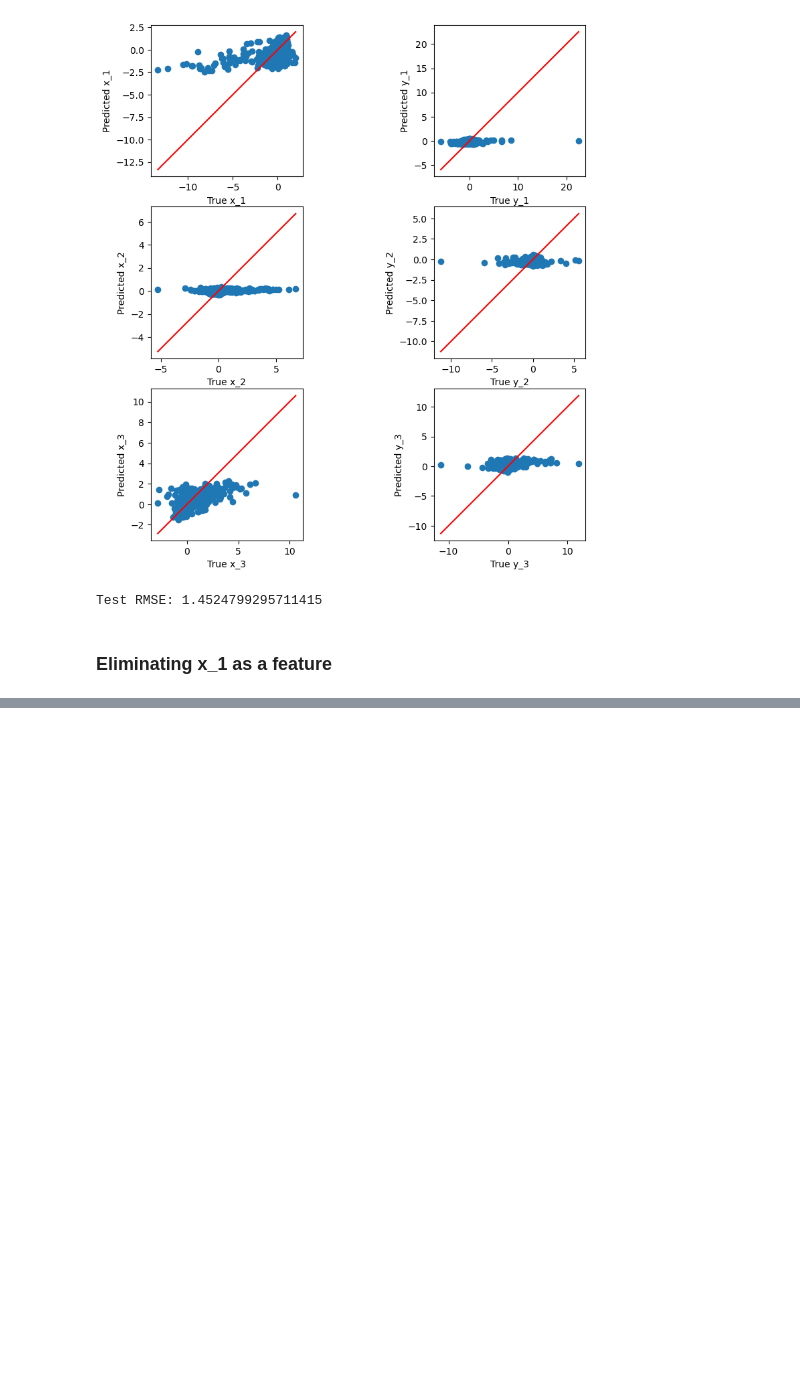
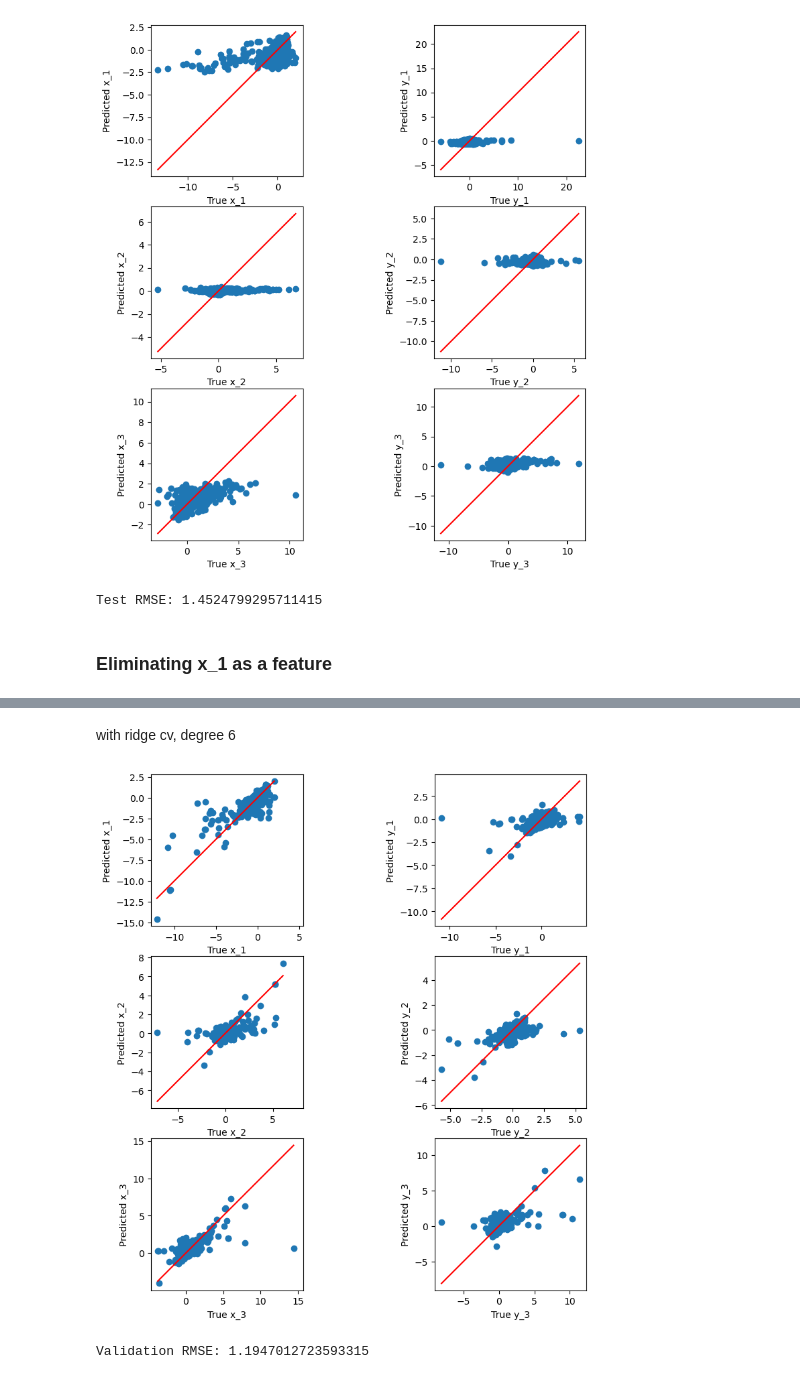
Before and after one commit to RenatoViola/AA_Assignment_1, a Jupyter notebook: Code/assigment.ipynb, the cells around one changed output, grey strips where cells are left out. Saved outputs shown, nothing was run; the diff lists cells and outputs as text; code cells hidden in the pictures; blank space fills up the shorter version.

```diff
--- a/Code/assigment.ipynb
+++ b/Code/assigment.ipynb
@@ -700,0 +679,24 @@ Test RMSE: 1.452475933574193
+# %% [markdown]
+with ridge cv, degree 6
+# %%
+degree = 9
+
+polyreg=make_pipeline(StandardScaler(), PolynomialFeatures(degree, include_bias=False),
+                      RidgeCV())
+
+# Fit the model
+polyreg.fit(X_train_df, y_train_df)
+
+# Predict the targets for the validation set
+y_dev_pred = polyreg.predict(X_dev_df)
+# %%
+y_dev_pred = polyreg.predict(X_dev_df)
+
+plot_y_yhat(y_dev_df.values, y_dev_pred, plot_title="y_yhat_plot")
+
+rmse = root_mean_squared_error(y_dev_df, y_dev_pred)
+
+print(f"Validation RMSE: {rmse}")
+# %% [output]
+[figure, added]
+Validation RMSE: 1.1947012723593315
```
Also changed, not shown: parts of 100 cells of this notebook, 6 other files.
